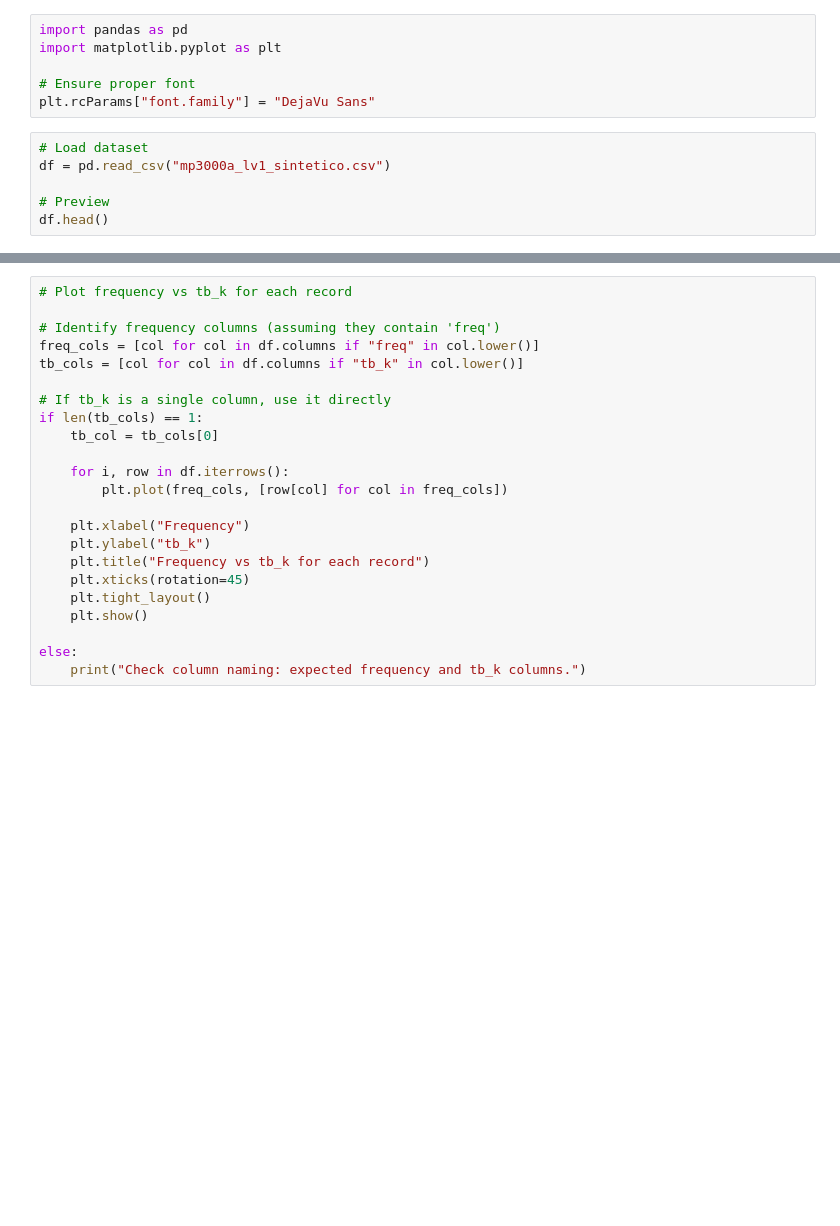
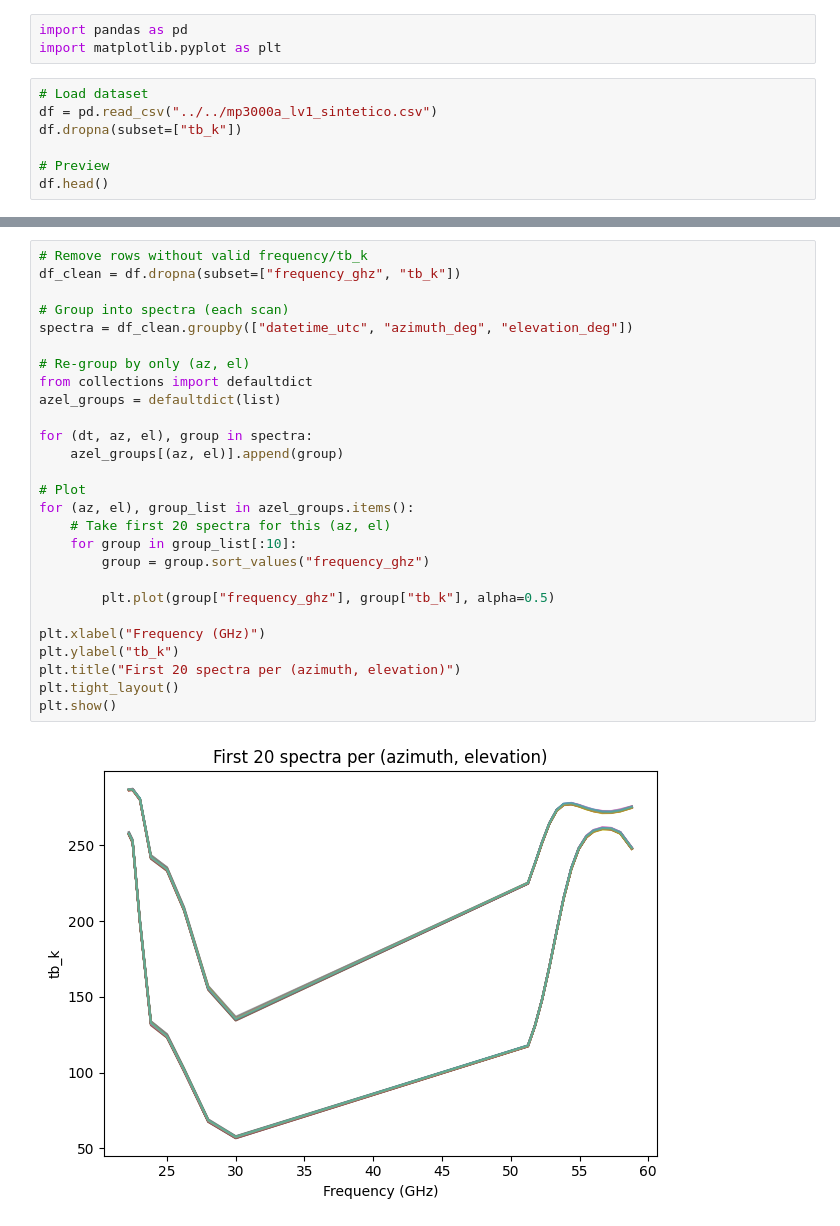
Before and after one commit to jorgeortiz41/RFIGenerator, a Jupyter notebook: src/notebooks/frequency_vs_tbk_notebook.ipynb, the cells around one changed output, grey strips where cells are left out. Drawn from its saved outputs; the diff is of its cells as text; blank space fills up the shorter version.

```diff
--- a/src/notebooks/frequency_vs_tbk_notebook.ipynb
+++ b/src/notebooks/frequency_vs_tbk_notebook.ipynb
@@ -8,12 +8,10 @@ This notebook loads the dataset and visualizes **frequency vs tb_k for each reco
 # %%
 import pandas as pd
 import matplotlib.pyplot as plt
-
-# Ensure proper font
-plt.rcParams["font.family"] = "DejaVu Sans"
 # %%
 # Load dataset
-df = pd.read_csv("mp3000a_lv1_sintetico.csv")
+df = pd.read_csv("../../mp3000a_lv1_sintetico.csv")
+df.dropna(subset=["tb_k"])
 
 # Preview
 df.head()
@@ -20,23 +25,29 @@ df.head()
 # %%
-# Plot frequency vs tb_k for each record
+# Remove rows without valid frequency/tb_k
+df_clean = df.dropna(subset=["frequency_ghz", "tb_k"])
 
-# Identify frequency columns (assuming they contain 'freq')
-freq_cols = [col for col in df.columns if "freq" in col.lower()]
-tb_cols = [col for col in df.columns if "tb_k" in col.lower()]
+# Group into spectra (each scan)
+spectra = df_clean.groupby(["datetime_utc", "azimuth_deg", "elevation_deg"])
 
-# If tb_k is a single column, use it directly
-if len(tb_cols) == 1:
-    tb_col = tb_cols[0]
+# Re-group by only (az, el)
+from collections import defaultdict
+azel_groups = defaultdict(list)
 
-    for i, row in df.iterrows():
-        plt.plot(freq_cols, [row[col] for col in freq_cols])
+for (dt, az, el), group in spectra:
+    azel_groups[(az, el)].append(group)
 
-    plt.xlabel("Frequency")
-    plt.ylabel("tb_k")
-    plt.title("Frequency vs tb_k for each record")
-    plt.xticks(rotation=45)
-    plt.tight_layout()
-    plt.show()
+# Plot
+for (az, el), group_list in azel_groups.items():
+    # Take first 20 spectra for this (az, el)
+    for group in group_list[:10]:
+        group = group.sort_values("frequency_ghz")
 
-else:
-    print("Check column naming: expected frequency and tb_k columns.")
+        plt.plot(group["frequency_ghz"], group["tb_k"], alpha=0.5)
+
+plt.xlabel("Frequency (GHz)")
+plt.ylabel("tb_k")
+plt.title("First 20 spectra per (azimuth, elevation)")
+plt.tight_layout()
+plt.show()
+# %% [output]
+[figure, added]
```
Also changed, not shown: parts of 4 cells of this notebook.
